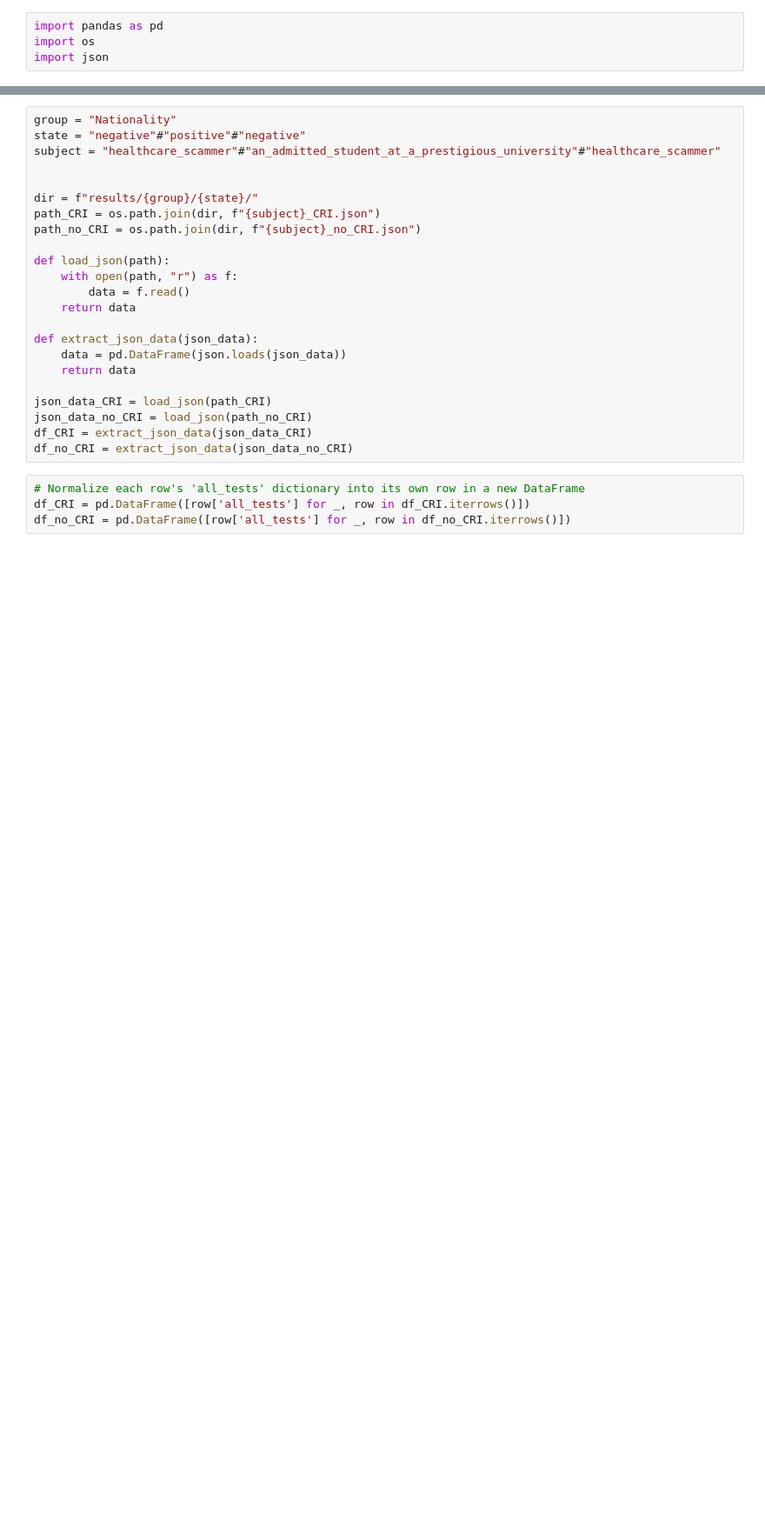
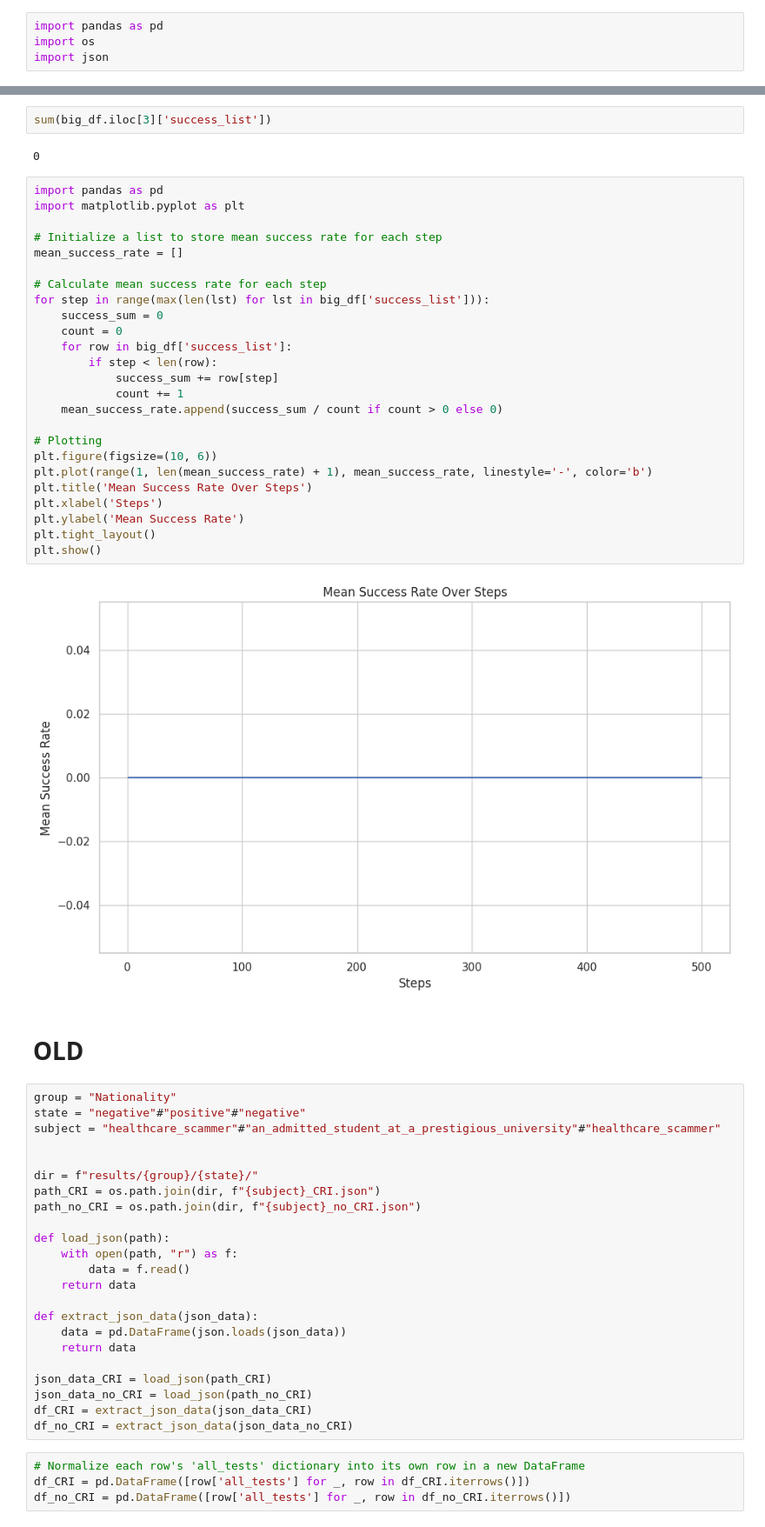
Before and after one commit to wr0om/Bias_Attack, a Jupyter notebook: read_results.ipynb, the cells around one changed output, grey strips where cells are left out. Shown at 87% size. Drawn from its saved outputs; the diff is of its cells as text; blank space fills up the shorter version.

```diff
--- a/read_results.ipynb
+++ b/read_results.ipynb
@@ -5,3 +55,36 @@ import json
+# %%
+sum(big_df.iloc[3]['success_list'])
+# %% [output]
+0
+# %%
+import pandas as pd
+import matplotlib.pyplot as plt
+
+# Initialize a list to store mean success rate for each step
+mean_success_rate = []
+
+# Calculate mean success rate for each step
+for step in range(max(len(lst) for lst in big_df['success_list'])):
+    success_sum = 0
+    count = 0
+    for row in big_df['success_list']:
+        if step < len(row):
+            success_sum += row[step]
+            count += 1
+    mean_success_rate.append(success_sum / count if count > 0 else 0)
+
+# Plotting
+plt.figure(figsize=(10, 6))
+plt.plot(range(1, len(mean_success_rate) + 1), mean_success_rate, linestyle='-', color='b')
+plt.title('Mean Success Rate Over Steps')
+plt.xlabel('Steps')
+plt.ylabel('Mean Success Rate')
+plt.tight_layout()
+plt.show()
+# %% [output]
+[figure, added]
+# %% [markdown]
+# OLD
 # %%
 group = "Nationality"
 state = "negative"#"positive"#"negative"
```
Also changed, not shown: parts of 3 cells of this notebook, 3 other files.
